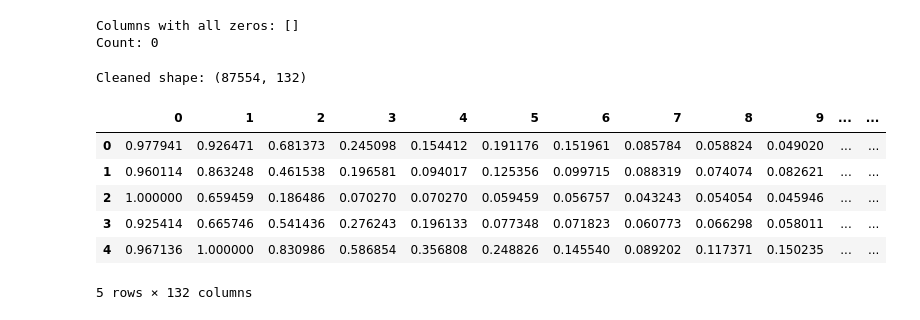
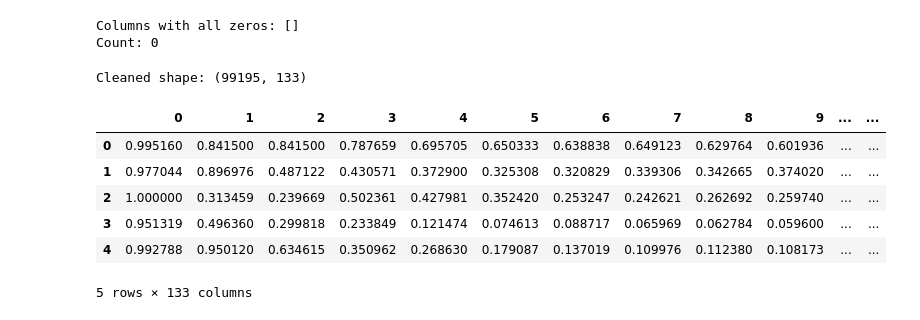
Before and after one commit to arilui/EKGenie, a Jupyter notebook: FeatureEngineering.ipynb, the cells around one changed output. Cells and saved outputs as stored; diff of their text form; code cells hidden in the pictures.

```diff
--- a/FeatureEngineering.ipynb
+++ b/FeatureEngineering.ipynb
@@ -46,4 +51,13 @@ def append_labels(data, label):
 # %%
 # append labels to ptbdb data
-ptbdb_normal = append_labels(ptbdb_normal, 6) # normal
-ptbdb_abnormal = append_labels(ptbdb_abnormal, 7) # abnormal
+ptbdb_normal = replace_label_column(ptbdb_normal, 6) # normal
+ptbdb_abnormal = replace_label_column(ptbdb_abnormal, 7) # abnormal
+# %%
+ptbdb_all = pd.concat([ptbdb_normal, ptbdb_abnormal], ignore_index=True)
+
+# split the data 80 20
+
+X_ptbdb_train, X_ptbdb_test, y_ptbdb_train, y_ptbdb_test = train_test_split(ptbdb_all.iloc[:, :-1], ptbdb_all.iloc[:, -1], test_size=0.2, random_state=42)
+# %%
+# combine mitbih and ptbdb data
+X_train = pd.concat([X_ptbdb_train, mitbih_train.iloc[:, :-1]], ignore_index=True)
@@ -101,5 +143,5 @@ def drop_almost_zero_columns(X, threshold=0.8):
     return X.drop(columns=drop_cols)
 # %%
 # drop the columns with all zeros from the train and test datasets
-X_mit_train = drop_almost_zero_columns(X_mit_train)
+X_train = drop_almost_zero_columns(X_train)
 # %% [output]
@@ -145,16 +191,16 @@ print("Count:", len(zero_cols))
 Columns with all zeros: []
 Count: 0
 # %%
-print("Cleaned shape:", X_mit_train.shape)
+print("Cleaned shape:", X_train.shape)
 # %% [output]
-Cleaned shape: (87554, 132)
+Cleaned shape: (99195, 133)
 # %%
-X_mit_train.head()
+X_train.head()
 # %% [output]
 |  | 0 | 1 | 2 | 3 | 4 | 5 | 6 | 7 | 8 | 9 | ... | ... |
-| 0 | 0.977941 | 0.926471 | 0.681373 | 0.245098 | 0.154412 | 0.191176 | 0.151961 | 0.085784 | 0.058824 | 0.049020 | ... | ... |
-| 1 | 0.960114 | 0.863248 | 0.461538 | 0.196581 | 0.094017 | 0.125356 | 0.099715 | 0.088319 | 0.074074 | 0.082621 | ... | ... |
-| 2 | 1.000000 | 0.659459 | 0.186486 | 0.070270 | 0.070270 | 0.059459 | 0.056757 | 0.043243 | 0.054054 | 0.045946 | ... | ... |
-| 3 | 0.925414 | 0.665746 | 0.541436 | 0.276243 | 0.196133 | 0.077348 | 0.071823 | 0.060773 | 0.066298 | 0.058011 | ... | ... |
-| 4 | 0.967136 | 1.000000 | 0.830986 | 0.586854 | 0.356808 | 0.248826 | 0.145540 | 0.089202 | 0.117371 | 0.150235 | ... | ... |
+| 0 | 0.995160 | 0.841500 | 0.841500 | 0.787659 | 0.695705 | 0.650333 | 0.638838 | 0.649123 | 0.629764 | 0.601936 | ... | ... |
+| 1 | 0.977044 | 0.896976 | 0.487122 | 0.430571 | 0.372900 | 0.325308 | 0.320829 | 0.339306 | 0.342665 | 0.374020 | ... | ... |
+| 2 | 1.000000 | 0.313459 | 0.239669 | 0.502361 | 0.427981 | 0.352420 | 0.253247 | 0.242621 | 0.262692 | 0.259740 | ... | ... |
+| 3 | 0.951319 | 0.496360 | 0.299818 | 0.233849 | 0.121474 | 0.074613 | 0.088717 | 0.065969 | 0.062784 | 0.059600 | ... | ... |
+| 4 | 0.992788 | 0.950120 | 0.634615 | 0.350962 | 0.268630 | 0.179087 | 0.137019 | 0.109976 | 0.112380 | 0.108173 | ... | ... |
-5 rows × 132 columns
+5 rows × 133 columns
```
Also changed, not shown: parts of 25 cells of this notebook, 1 other file.
